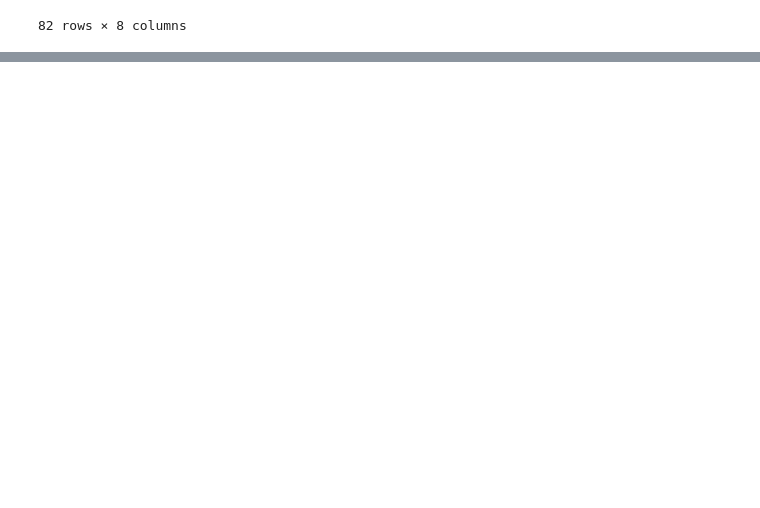
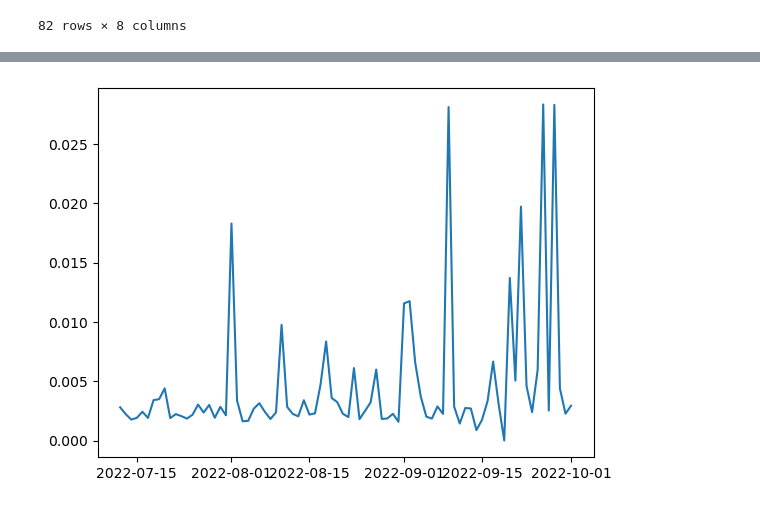
Before and after one commit to Oluwajuwon-O/project_notebooks, a Jupyter notebook: End-to-End Machine Learning.ipynb, the cells around one changed output, grey strips where cells are left out. Cells and saved outputs as stored; diff of their text form; code cells hidden in the pictures; blank space fills up the shorter version.

```diff
--- a/End-to-End Machine Learning.ipynb
+++ b/End-to-End Machine Learning.ipynb
@@ -373,0 +376,6 @@ memory usage: 5.2+ KB
+# %%
+train_new = train.copy()
+# %%
+train_new.reset_index(inplace=True)
+# %%
+train_new['time'] = pd.to_datetime(train_new['time'])
@@ -373,0 +407,4 @@ memory usage: 5.2+ KB
+# %%
+train_data = train_new[['time','energy']]
+train_data.rename(columns={'time':'ds','energy':'y'},inplace=True)
+train_data
@@ -373,0 +445,4 @@ memory usage: 5.2+ KB
+# %%
+plt.plot(train_data['ds'],train_data['y']);
+# %% [output]
+[figure, added]
```
Also changed, not shown: parts of 17 cells of this notebook, 1 other file.
